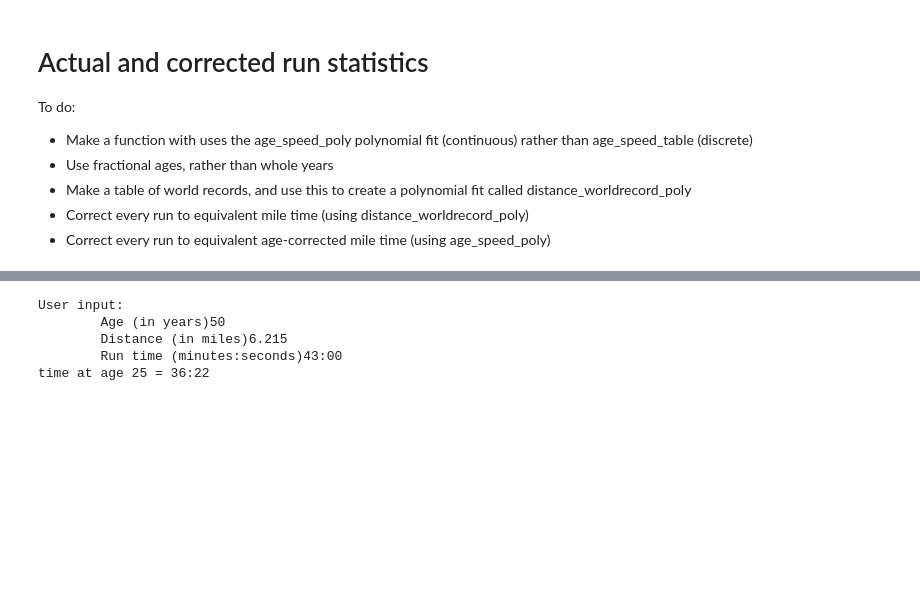
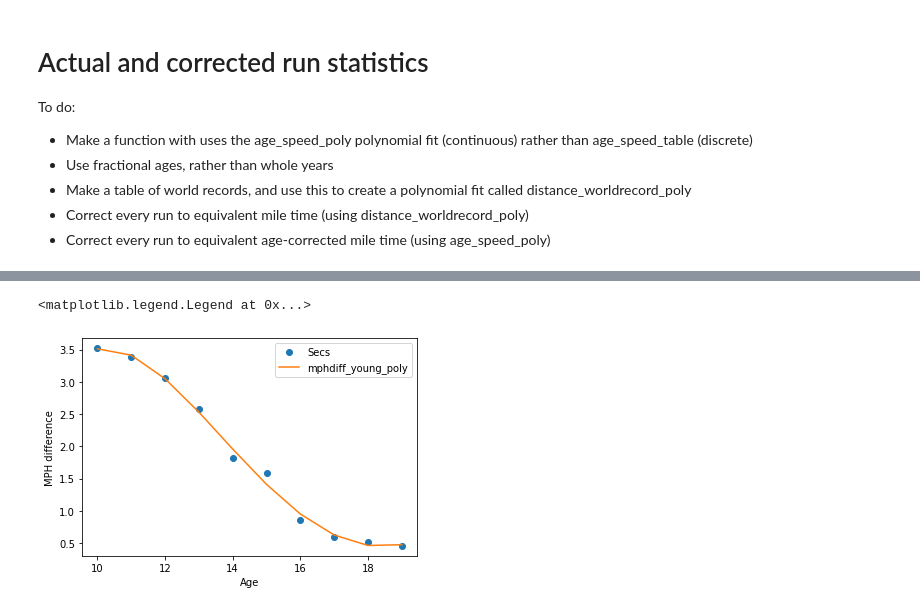
Before and after one commit to gthompson/kitchensinkGT, a Jupyter notebook: PROJECTS/fitness/ALL_RACES_2021.ipynb, the cells around one changed output, grey strips where cells are left out. Drawn from its saved outputs; the diff is of its cells as text; code cells hidden in the pictures; blank space fills up the shorter version.

```diff
--- a/PROJECTS/fitness/ALL_RACES_2021.ipynb
+++ b/PROJECTS/fitness/ALL_RACES_2021.ipynb
@@ -42,2 +54,19 @@ Age
+# %%
+# Poly for ages below 20
+#mile_world_records_young = pd.read_csv('mile_world_records_young.csv', index_col=0)
+mile_world_records_young = pd.read_excel('/Users/gt/Dropbox/PERSONAL/Health_and_Fitness/Results/ALL_RACES_2021.xlsx', 'mile_world_records_teens', index_col=0)
+mile_world_records_young.columns.str.lstrip()
+# MPH difference
+mph = 3600.0 /  mile_world_records_young['Secs']
+mph_record = 3600 / 223.5
+mphdiff = (mph_record-mph)
+mphdiff_young_poly = np.polynomial.polynomial.Polynomial.fit(mphdiff.index, mphdiff, 4)
+mphdiff.plot(marker='o',linestyle='')
+plt.ylabel('MPH difference')
+plt.plot(mphdiff.index, mphdiff_young_poly(mphdiff.index), label='mphdiff_young_poly')
+plt.legend()
+# %% [output]
+<matplotlib.legend.Legend at 0x...>
+[figure, added]
 # %%
 # Function based on the age_speed_table
@@ -53,23 +84,3 @@ def adjust_race_time_to_age_25(age, miles, mins, secs):
     minutes_at_25 = np.floor(fractional_minutes_at_25)
     seconds_at_25 = np.round(60.0*(fractional_minutes_at_25 - minutes_at_25))
     return (minutes_at_25, seconds_at_25)
-# %%
-# Interactive use
-
-# Get inputs
-print('User input:')
-age = int(input('\tAge (in years)'))
-miles = float(input('\tDistance (in miles)'))
-minsecs = input('\tRun time (minutes:seconds)').split(':')
-mins = int(minsecs[0])
-secs = int(minsecs[1])
-
-# Compute
-(mins25, secs25) = adjust_race_time_to_age_25(age, miles, mins, secs)
-print('time at age 25 = %d:%d' % (mins25, secs25))
-# %% [output]
-User input:
-        Age (in years)50
-        Distance (in miles)6.215
-        Run time (minutes:seconds)43:00
-time at age 25 = 36:22
```
Also changed, not shown: parts of 25 cells of this notebook, 32 other files.
